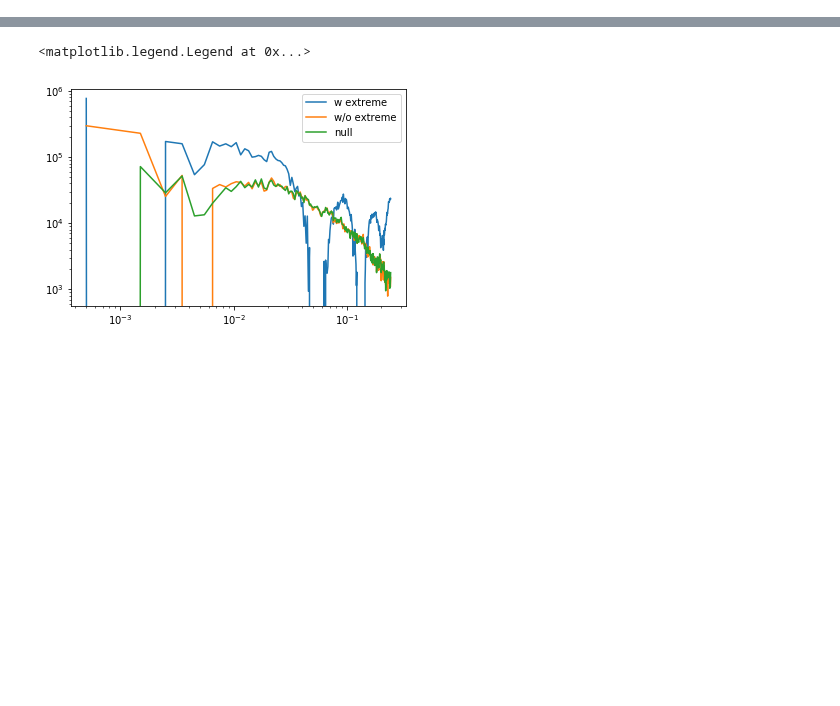
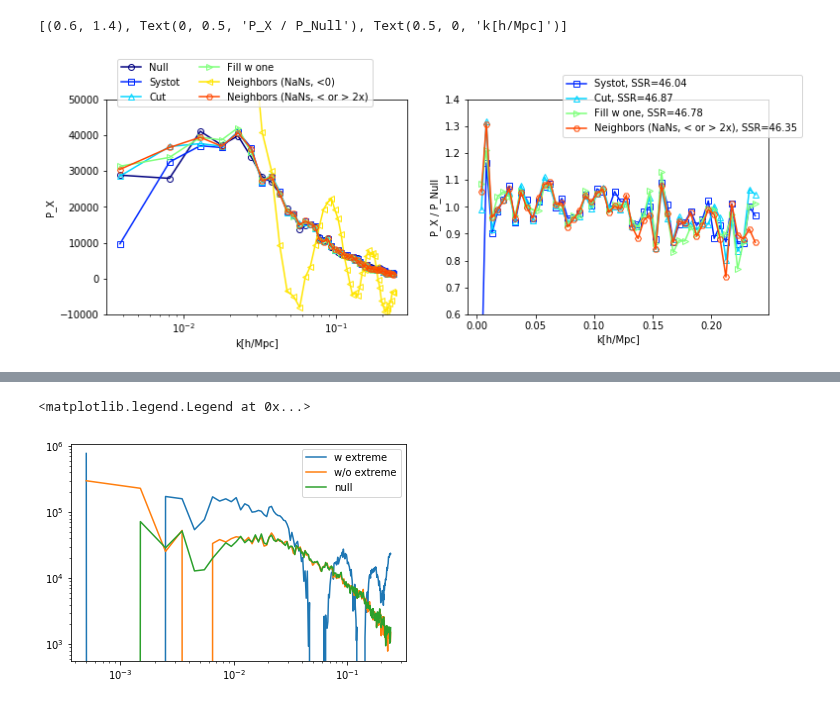
Before and after one commit to mehdirezaie/eboss, a Jupyter notebook: testExtremes.ipynb, the cells around one changed output, grey strips where cells are left out. Drawn from its saved outputs; the diff is of its cells as text; code cells hidden in the pictures; blank space fills up the shorter version.

```diff
--- a/testExtremes.ipynb
+++ b/testExtremes.ipynb
@@ -51,0 +36,2 @@ import matplotlib.pyplot as plt
+# %%
+r_default = lb.power(data.data, random.data, poles=[0], dk=0.005)
@@ -51,0 +226,2 @@ import matplotlib.pyplot as plt
+# %%
+r_null = lb.power(data_null.data, random_null.data, poles=[0], dk=0.005)
@@ -51,0 +273,11 @@ import matplotlib.pyplot as plt
+# %%
+data = lb.EbossCatalog('/B/Shared/eBOSS/contaminated/EZmock_eBOSS_QSO_NGC_v7_0009.dat.fits',
+                      zmin=zmin, zmax=zmax)
+path = '/B/Shared/mehdi/eboss/mocks/NGC_0009_contaminated/results/'
+zcuts = {
+       'low':[[0.8, 1.5], SysWeight(f'{path}NGC_low_512/regression/nn_plain/nn-weights.hp512.fits', fix=True, clip=True)],
+       'high':[[1.5, 2.2], SysWeight(f'{path}NGC_high_512/regression/nn_plain/nn-weights.hp512.fits', fix=True, clip=True)]
+       }
+data.swap(zcuts, ['low', 'high'])
+random_master_n = random.reassign(source=data.data)
+r_master_n = lb.power(data.data, random_master_n, poles=[0], dk=0.005)
@@ -51,0 +338,38 @@ import matplotlib.pyplot as plt
+# %%
+labels = ['Null', 'Systot', 'Cut', 'Fill w one', 'Neighbors (NaNs, <0)', 'Neighbors (NaNs, < or > 2x)']
+colors = dict(zip(labels, [plt.cm.jet(i/len(labels)) for i in range(len(labels))]))
+markers = dict(zip(labels, ['o', 's', '^', '>', '<', 'H']))
+
+fig, (ax1, ax2) = plt.subplots(figsize=(12, 4), ncols=2)
+
+
+for r_i, n_i in zip([r_null, r_default, r_cut, r_fill, r_master, r_master_n],
+                    labels):
+
+    ax1.plot(r_i.poles['k'],
+             r_i.poles['power_0'].real-r_i.attrs['shotnoise'],
+            label=n_i,
+            color=colors[n_i],
+            marker=markers[n_i],
+            fillstyle='none')
+ax1.legend(bbox_to_anchor=(0.1, 1.01, 0.8, 0.2), ncol=2, fontsize=10)
+# plt.xscale('log')
+ax1.set(ylabel='P_X', xlabel='k[h/Mpc]', xscale='log', ylim=(-1e4, 5e4))
+
+
+for r_i, n_i in zip([r_default, r_cut, r_fill, r_master_n],
+                    ['Systot', 'Cut', 'Fill w one', 'Neighbors (NaNs, < or > 2x)']):
+
+    y_i = (r_i.poles['power_0'].real-r_i.attrs['shotnoise'])/(r_null.poles['power_0']-r_null.attrs['shotnoise'])
+    ax2.plot(r_i.poles['k'],
+             y_i,
+             label=n_i+', SSR=%.2f'%((y_i*y_i).sum()),
+            color=colors[n_i],
+            marker=markers[n_i],
+            fillstyle='none')
+
+ax2.legend(bbox_to_anchor=(0.3, 0.8, 0.1, 0.1), ncol=1, fontsize=10)
+ax2.set(ylim=(0.6, 1.4), ylabel='P_X / P_Null', xlabel='k[h/Mpc]')
+# %% [output]
+[(0.6, 1.4), Text(0, 0.5, 'P_X / P_Null'), Text(0.5, 0, 'k[h/Mpc]')]
+[figure, added]
```
Also changed, not shown: parts of 49 cells of this notebook, 5 other files.
